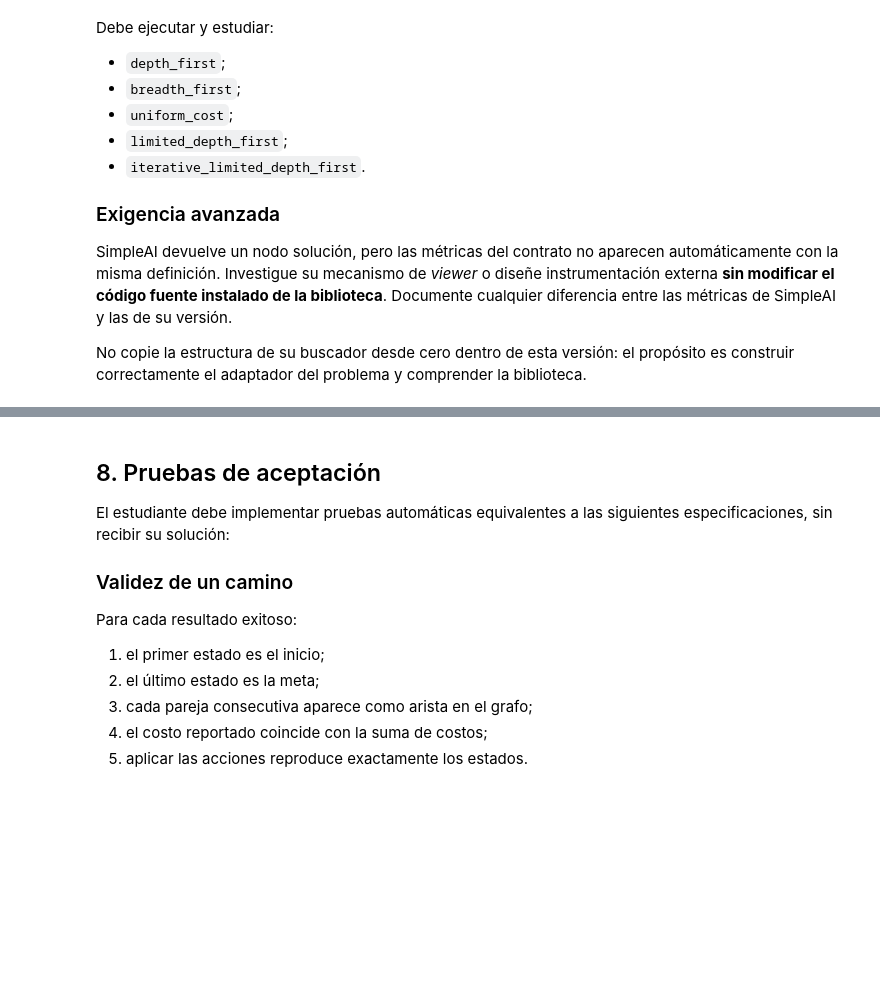
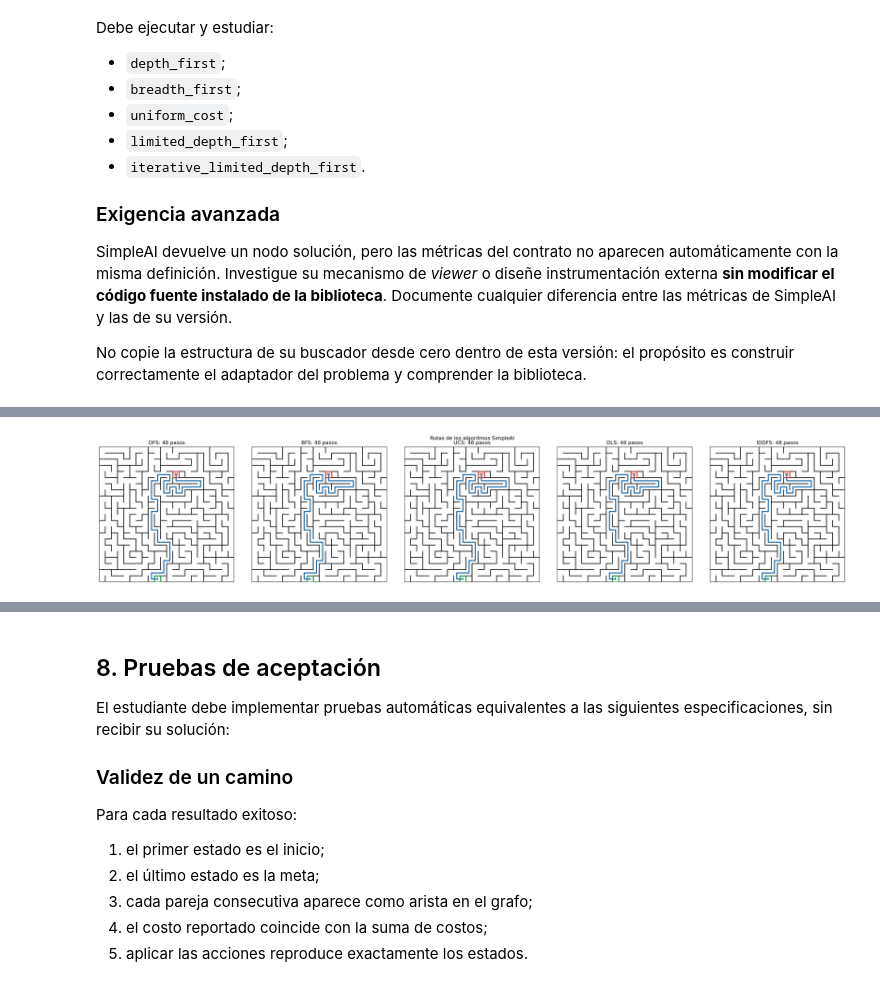
Before and after one commit to Juanjjos/Taller1-BusquedaNoInformada-HK, a Jupyter notebook: Taller_Hunt_and_Kill_Busqueda_No_InformadaJJP.ipynb, the cells around one changed output, grey strips where cells are left out. Cells and saved outputs as stored; diff of their text form; code cells hidden in the pictures; blank space fills up the shorter version.

```diff
--- a/Taller_Hunt_and_Kill_Busqueda_No_InformadaJJP.ipynb
+++ b/Taller_Hunt_and_Kill_Busqueda_No_InformadaJJP.ipynb
@@ -1402,5 +1376,6 @@ No copie la estructura de su buscador desde cero dentro de esta versión: el pro
 # %%
-# VERSIÓN 2: modele el problema y ejecute SimpleAI.
+# Version 2: adaptador SimpleAI. La biblioteca no dibuja resultados por si misma;
+# se visualizan las rutas normalizadas despues de ejecutar sus algoritmos.
 from collections import deque
 from dataclasses import dataclass
 import csv
@@ -1414,7 +1389,7 @@ from typing import Any, Callable, Dict, Iterable, List, Mapping, Optional, Seque
 
 @dataclass
 class ResultadoAdaptador:
-    """Resultado compatible con el contrato, indicando metricas no expuestas."""
+    """Resultado normalizado; las metricas internas no expuestas quedan en None."""
     encontrado: bool
     camino: List[Any]
     acciones: List[Any]
@@ -1436,8 +1411,7 @@ class InstrumentacionBiblioteca:
 
 
 def _crear_resultado_desde_nodo(nodo, problema, instrumentacion):
-    """Normaliza nodos AIMA/SimpleAI sin depender de su formato de impresion."""
-    if nodo is None or isinstance(nodo, str):
+    if nodo is None or nodo is False or isinstance(nodo, str):
         return ResultadoAdaptador(
             encontrado=False, camino=[], acciones=[], costo=math.inf,
             profundidad=0,
@@ -1447,7 +1421,6 @@ def _crear_resultado_desde_nodo(nodo, problema, instrumentacion):
             tiempo_ms=0.0,
             llamadas_acciones=instrumentacion.llamadas_acciones,
         )
-
     nodos = []
     actual = nodo
     while actual is not None:
@@ -1462,15 +1435,11 @@ def _crear_resultado_desde_nodo(nodo, problema, instrumentacion):
     )
     return ResultadoAdaptador(
         encontrado=bool(camino) and camino[-1] == problema.meta,
-        camino=camino,
-        acciones=acciones,
-        costo=costo,
+        camino=camino, acciones=acciones, costo=costo,
         profundidad=max(0, len(camino) - 1),
         expandidos=instrumentacion.llamadas_acciones,
         generados=instrumentacion.sucesores_considerados,
-        repetidos_descartados=None,
-        frontera_maxima=None,
-        tiempo_ms=0.0,
+        repetidos_descartados=None, frontera_maxima=None, tiempo_ms=0.0,
         llamadas_acciones=instrumentacion.llamadas_acciones,
     )
 
@@ -1482,23 +1451,21 @@ def _resultado_con_tiempo(nodo, problema, instrumentacion, inicio_reloj):
 
 
 def ejecutar_simpleai(problema, algoritmo: str, limite: Optional[int] = None):
-    """Ejecuta un algoritmo SimpleAI y devuelve el contrato mas instrumentacion.
+    """Ejecuta SimpleAI y normaliza el nodo solucion al contrato del taller.
 
-    SimpleAI no expone de forma uniforme repetidos descartados ni frontera
-    maxima. `expandidos` equivale aqui a llamadas a actions(); `generados` a
-    movimientos legales devueltos por esas llamadas, no a nodos aceptados.
+    `expandidos` es el numero de llamadas a `actions`; `generados` cuenta las
+    acciones devueltas por esas llamadas. SimpleAI no expone de forma uniforme
+    repetidos descartados ni frontera maxima, por eso esas metricas son None.
     """
     try:
         modulo_simpleai = importlib.import_module("simpleai.search")
     except ImportError as error:
         raise ImportError(
-            "Instala SimpleAI en el kernel con %pip install simpleai"
+            "Instala SimpleAI en este kernel con %pip install simpleai"
         ) from error
-    SearchProblem = modulo_simpleai.SearchProblem
-
     instrumentacion = InstrumentacionBiblioteca()
 
-    class ProblemaLaberintoSimpleAI(SearchProblem):
+    class ProblemaLaberintoSimpleAI(modulo_simpleai.SearchProblem):
         def __init__(self):
             super().__init__(problema.inicio)
 
@@ -1537,5 +1504,53 @@ def ejecutar_simpleai(problema, algoritmo: str, limite: Optional[int] = None):
         )
     else:
         raise ValueError(f"Algoritmo SimpleAI desconocido: {algoritmo}")
+    return _resultado_con_tiempo(nodo, problema, instrumentacion, inicio_reloj)
 
-    return _resultado_con_tiempo(nodo, problema, instrumentacion, inicio_reloj)
+
+def graficar_caminos_versiones(grafo, filas, columnas, inicio, meta,
+                                resultados, titulo):
+    """Dibuja en paneles separados las rutas de cada algoritmo ejecutado."""
+    import matplotlib.pyplot as plt
+
+    encontrados = [
+        (nombre, resultado) for nombre, resultado in resultados.items()
+        if resultado.encontrado
+    ]
+    if not encontrados:
+        print(f"Sin rutas disponibles para graficar: {titulo}")
+        return
+    fig, ejes = plt.subplots(
+        1, len(encontrados), figsize=(5 * len(encontrados), 5), squeeze=False
+    )
+    for ax, (nombre, resultado) in zip(ejes.flat, encontrados):
+        _dibujar_paredes_laberinto(ax, grafo, filas, columnas)
+        xs = [columna + 0.5 for _, columna in resultado.camino]
+        ys = [fila + 0.5 for fila, _ in resultado.camino]
+        ax.plot(xs, ys, linewidth=2.5, color="#1769aa", zorder=2)
+        _marcar_inicio_y_meta(ax, inicio, meta)
+        ax.set_title(f"{nombre}: {resultado.profundidad} pasos")
+    fig.suptitle(titulo)
+    fig.tight_layout()
+    plt.show()
+
+
+resultados_simpleai = {}
+try:
+    importlib.import_module("simpleai.search")
+except ImportError:
+    print("SimpleAI no esta instalado. Instala simpleai y vuelve a ejecutar esta celda.")
+else:
+    for nombre in ("DFS", "BFS", "UCS", "DLS", "IDDFS"):
+        resultados_simpleai[nombre] = ejecutar_simpleai(problema_lee, nombre)
+    for nombre, resultado in resultados_simpleai.items():
+        print(
+            f"SimpleAI/{nombre}: encontrado={resultado.encontrado}, "
+            f"pasos={resultado.profundidad}, costo={resultado.costo:g}, "
+            f"llamadas_actions={resultado.llamadas_acciones}, "
+            f"tiempo_ms={resultado.tiempo_ms:.3f}"
+        )
+    graficar_caminos_versiones(
+        grafo, filas, columnas, inicio, meta, resultados_simpleai,
+        "Rutas de los algoritmos SimpleAI",
+    )
+# %% [output]
@@ -1542,3 +1562,4 @@ def ejecutar_simpleai(problema, algoritmo: str, limite: Optional[int] = None):
+[figure, added]
 # %% [markdown]
 # Versión 3 — AIMA-Python
 
```
Also changed, not shown: parts of 23 cells of this notebook, 2 other files.
